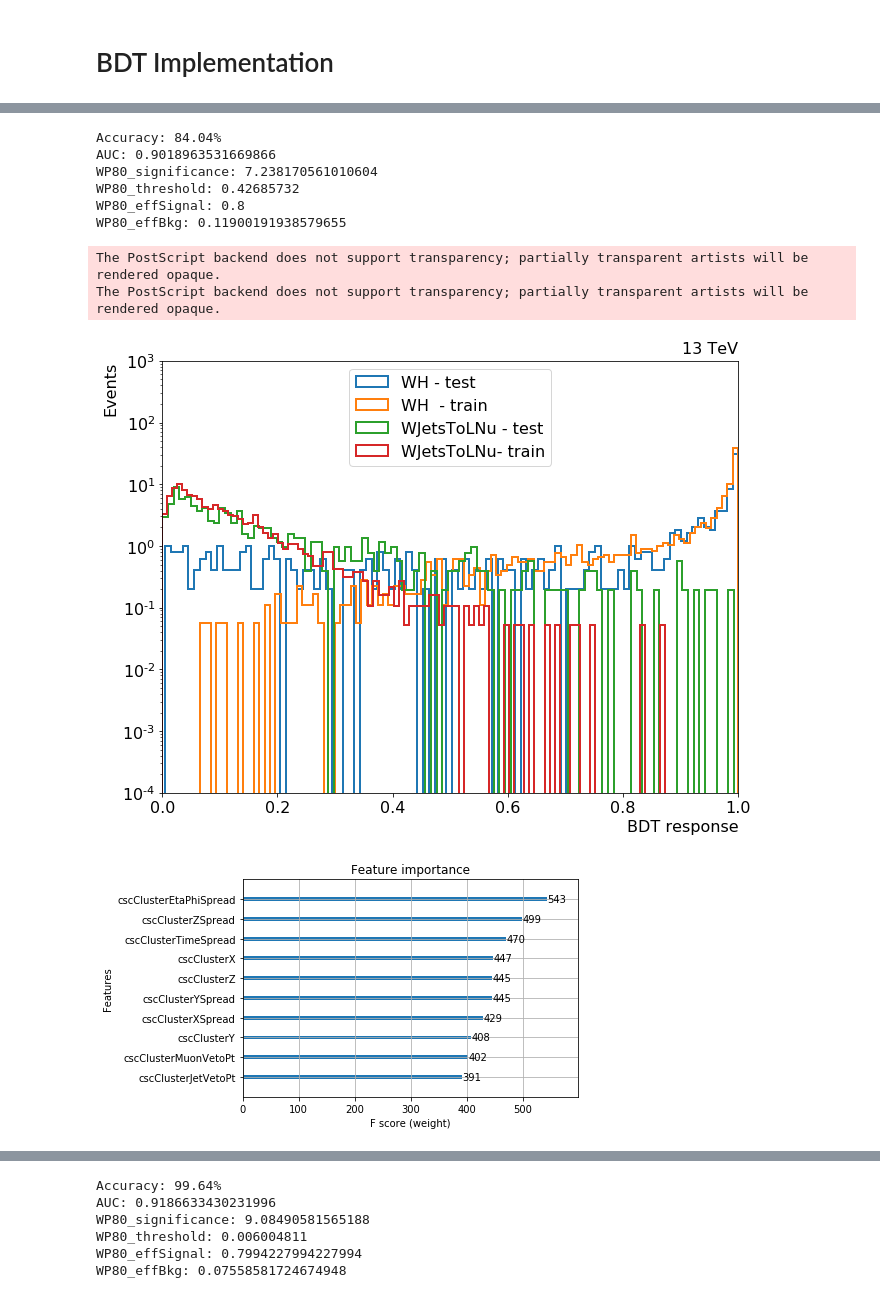
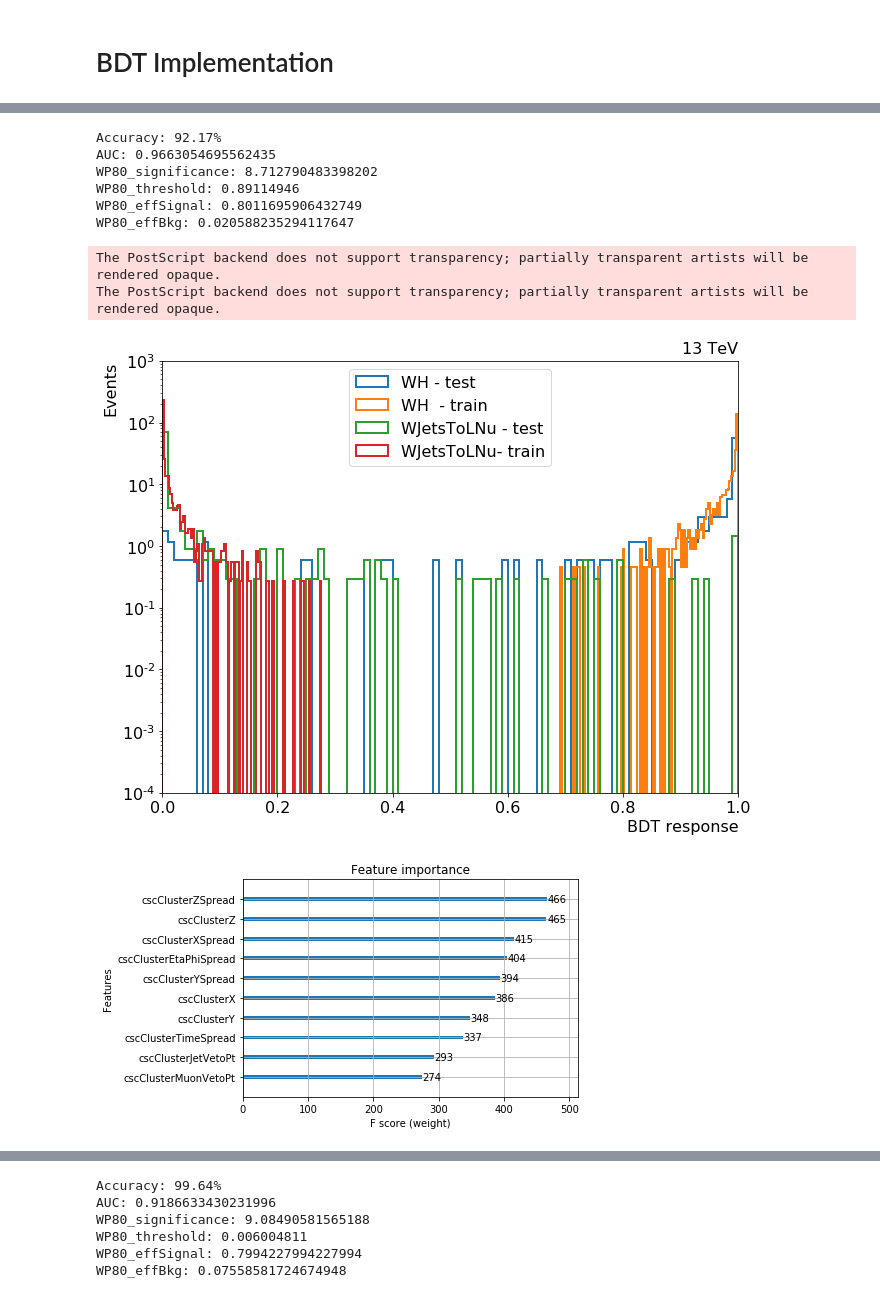
Before and after one commit to cms-lpc-llp/delayed_jet_analyzer, a Jupyter notebook: plot_scripts/LLP_muon_system_studies/Test_scripts/muon_llp_analyzer_bdt_exe.ipynb, the cells around one changed output, grey strips where cells are left out. Cells and saved outputs as stored; diff of their text form; code cells hidden in the pictures.

Commit message:
Added gen-particle matching for BDT training

```diff
--- a/plot_scripts/LLP_muon_system_studies/Test_scripts/muon_llp_analyzer_bdt_exe.ipynb
+++ b/plot_scripts/LLP_muon_system_studies/Test_scripts/muon_llp_analyzer_bdt_exe.ipynb
@@ -164,0 +204,6 @@ time_bkg = uproot.open(bkgFileName)['MuonSystem'].pandas.df([row[0] for row in c
+# %%
+ncsc_signal_flat = []
+ncsc_bkg_flat = []
+
+for x in range(len(stack_arr_signal.to_numpy())):
+    print(ncsc_signal['nCsc'])
@@ -188,8 +242,8 @@ old_bkg = uproot.open(bkgFileName)['MuonSystem'].pandas.df([row[0] for row in va
 # %%
 # Train on veto variables
 
-df_signal = uproot.open(signalFileName)['MuonSystem'].pandas.df([row[0] for row in variables], flatten=False).loc[count_signal['nCscClusters']==1]
-df_bkg = uproot.open(bkgFileName)['MuonSystem'].pandas.df([row[0] for row in variables], flatten=False).loc[count_bkg['nCscClusters']==1]
+df_signal = uproot.open(signalFileName)['MuonSystem'].pandas.df([row[0] for row in variables], flatten=True)#.loc[count_signal['nCscClusters']==1]
+df_bkg = uproot.open(bkgFileName)['MuonSystem'].pandas.df([row[0] for row in variables], flatten=True)#.loc[count_bkg['nCscClusters']==1]
 # df_signal = uproot.open(signalFileName)['MuonSystem'].pandas.df([row[0] for row in variables], flatten=True)#.loc[muonVeto_signal['cscClusterMuonVeto'] == 0]
 # df_bkg = uproot.open(bkgFileName)['MuonSystem'].pandas.df([row[0] for row in variables], flatten=True)#.loc[muonVeto_bkg['cscClusterMuonVeto'] == 0]
 # %%
@@ -232,0 +282,7 @@ https://pandas.pydata.org/pandas-docs/stable/user_guide/indexing.html#deprecate-
+# %%
+# Extracts Boolean array matching clusters to LLP
+
+cluster_matching = uproot.open(signalFileName)['MuonSystem'].pandas.df([row[0] for row in llp_matching], flatten=True)
+gen_matching_np = np.ravel(cluster_matching.to_numpy()*1)
+
+in_gen_matching_np = np.ravel(uproot.open(signalFileName)['MuonSystem'].pandas.df([row[0] for row in llp_matching], flatten=True).loc[in_time_signal_df['Bool']]*1)
@@ -245,10 +305,11 @@ https://pandas.pydata.org/pandas-docs/stable/user_guide/indexing.html#deprecate-
 # %% [markdown]
 # BDT Implementation
 # %%
-def bdt_execution(signal_df, bkg_df, veto_setup):
+def bdt_execution(signal_df, bkg_df, signal_y, veto_setup):
     # Create concatenated numpy array
     x = np.concatenate([bkg_df.values, signal_df.values])
-    y = np.concatenate([np.zeros(len(bkg_df)), np.ones(len(signal_df))])
+#     y = np.concatenate([np.zeros(len(bkg_df)), np.ones(len(signal_df))])
+    y = np.concatenate([np.zeros(len(bkg_df)), signal_y])
 
     # Split data into train/test sets
     seed = 7
@@ -312,10 +373,6 @@ def bdt_execution(signal_df, bkg_df, veto_setup):
     print("WP80_effSignal: "+str(WP80_effSignal))
     print("WP80_effBkg: "+str(WP80_effBkg))
 
-    # Regather discriminator arrays for plotting nCsc on whole dataset (*change to identify the train/test set*)
-    disc_signal_prime = np.concatenate((disc_signal_train, disc_signal))
-    disc_bkg_prime = np.concatenate((disc_bkg_train, disc_bkg))
-
     # Plot nCsc segment distributions
     # To be added
 
@@ -326,6 +383,10 @@ def bdt_execution(signal_df, bkg_df, veto_setup):
     disc_bkg_train    = y_frame_train[y_frame_train['truth'] == 0]['disc'].values
     disc_signal = y_frame[y_frame['truth'] == 1]['disc'].values
     disc_signal_train = y_frame_train[y_frame_train['truth'] == 1]['disc'].values
+
+    # Regather discriminator arrays for plotting nCsc on whole dataset (*change to identify the train/test set*)
+    disc_signal_prime = np.concatenate((disc_signal_train, disc_signal))
+    disc_bkg_prime = np.concatenate((disc_bkg_train, disc_bkg))
 
     f = plt.figure(figsize=(10,8))
     ax = f.add_subplot(111)
@@ -395,18 +465,18 @@ The PostScript backend does not support transparency; partially transparent arti
 # %%
 # BDT trained with only both IT (in terms of cluster timings) and matched reco object pTs
 
-fpr_in, tpr_in, thr_in, disc_signal_in, disc_bkg_in = bdt_execution(in_signal, in_bkg, 'in_time')
+fpr_in, tpr_in, thr_in, disc_signal_in, disc_bkg_in = bdt_execution(in_signal, in_bkg, in_gen_matching_np, 'in_time')
 # %% [output]
-Accuracy: 84.04%
-AUC: 0.9018963531669866
-WP80_significance: 7.238170561010604
-WP80_threshold: 0.42685732
-WP80_effSignal: 0.8
-WP80_effBkg: 0.11900191938579655
+Accuracy: 92.17%
+AUC: 0.9663054695562435
+WP80_significance: 8.712790483398202
+WP80_threshold: 0.89114946
+WP80_effSignal: 0.8011695906432749
+WP80_effBkg: 0.020588235294117647
 The PostScript backend does not support transparency; partially transparent artists will be rendered opaque.
 The PostScript backend does not support transparency; partially transparent artists will be rendered opaque.
-[figure, old version]
+[figure, new version]
-[figure, old version]
+[figure, new version]
 # %%
 # BDT trained with both IT/OOT but filtered to only events that pass the jet veto
 
```
Also changed, not shown: parts of 20 cells of this notebook.
